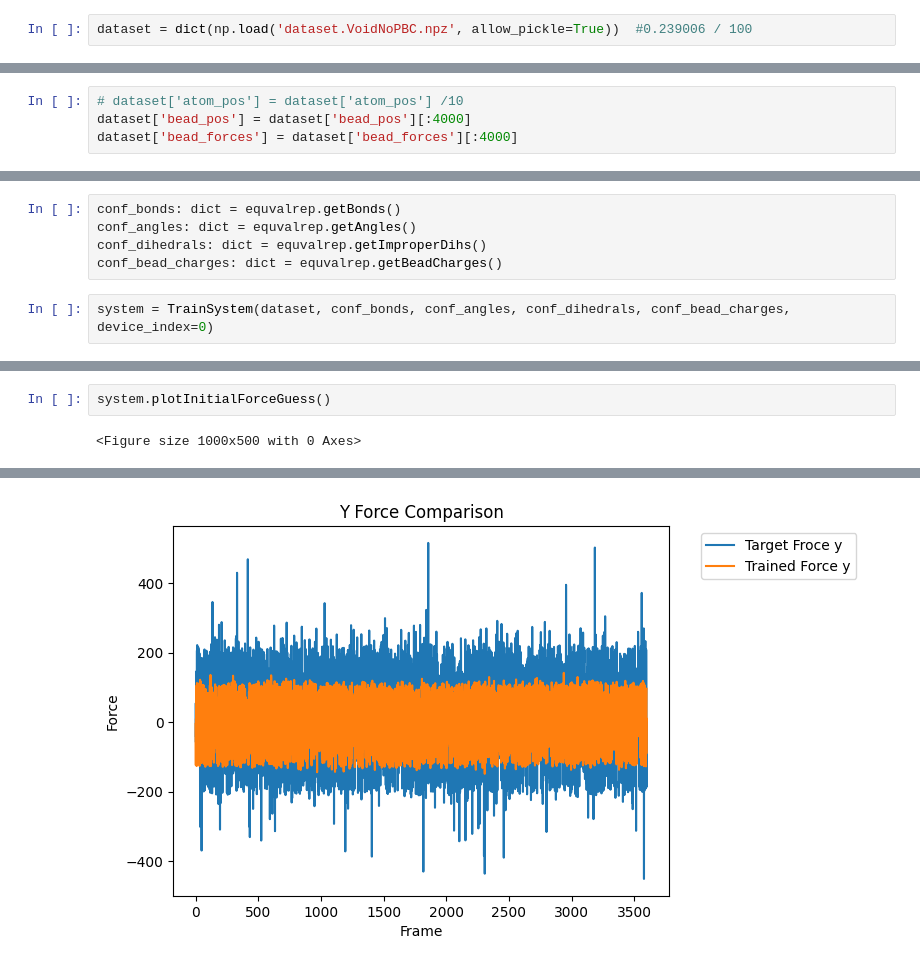
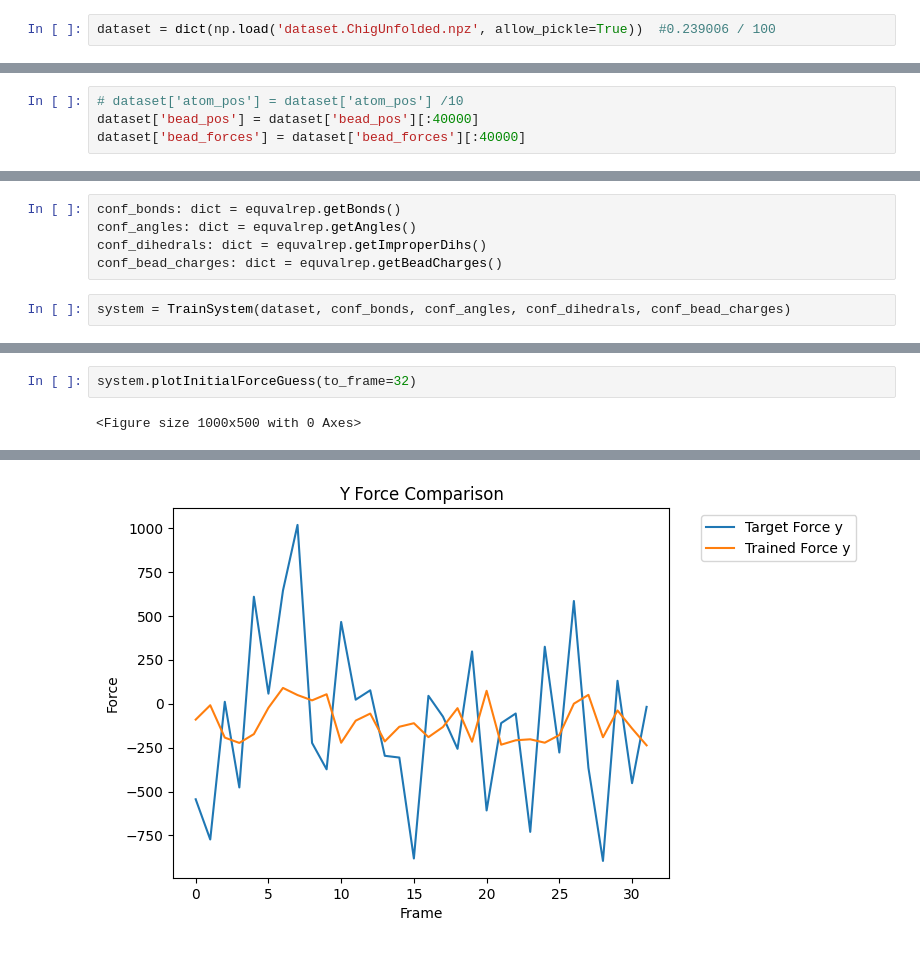
Before and after one commit to limresgrp/CGffap, a Jupyter notebook: SimGen.ipynb, the cells around one changed output, grey strips where cells are left out. Saved outputs shown, nothing was run; the diff lists cells and outputs as text.

```diff
--- a/SimGen.ipynb
+++ b/SimGen.ipynb
@@ -153,2 +156,2 @@ print(f"{output_file} successfully saved!")
 # %%
-dataset = dict(np.load('dataset.VoidNoPBC.npz', allow_pickle=True))  #0.239006 / 100
+dataset = dict(np.load('dataset.ChigUnfolded.npz', allow_pickle=True))  #0.239006 / 100
@@ -184,7 +193,7 @@ array([[[ 1.13121696e+02, -9.06382370e+01,  1.27904678e+02],
 # %%
 # dataset['atom_pos'] = dataset['atom_pos'] /10
-dataset['bead_pos'] = dataset['bead_pos'][:4000]
-dataset['bead_forces'] = dataset['bead_forces'][:4000]
+dataset['bead_pos'] = dataset['bead_pos'][:40000]
+dataset['bead_forces'] = dataset['bead_forces'][:40000]
 # %%
 dataset['bead_forces'].shape
 # %% [output]
@@ -224,4 +228,4 @@ conf_angles: dict = equvalrep.getAngles()
 conf_dihedrals: dict = equvalrep.getImproperDihs()
 conf_bead_charges: dict = equvalrep.getBeadCharges()
 # %%
-system = TrainSystem(dataset, conf_bonds, conf_angles, conf_dihedrals, conf_bead_charges, device_index=0)
+system = TrainSystem(dataset, conf_bonds, conf_angles, conf_dihedrals, conf_bead_charges)
@@ -265,4 +268,4 @@ system.plotLosses(truncate=1)
 # %%
-system.plotInitialForceGuess()
+system.plotInitialForceGuess(to_frame=32)
 # %% [output]
 <Figure size 1000x500 with 0 Axes>
@@ -270 +273 @@ system.plotInitialForceGuess()
-[figure, old version]
+[figure, new version]
```
Also changed, not shown: parts of 22 cells of this notebook, 10 other files.
